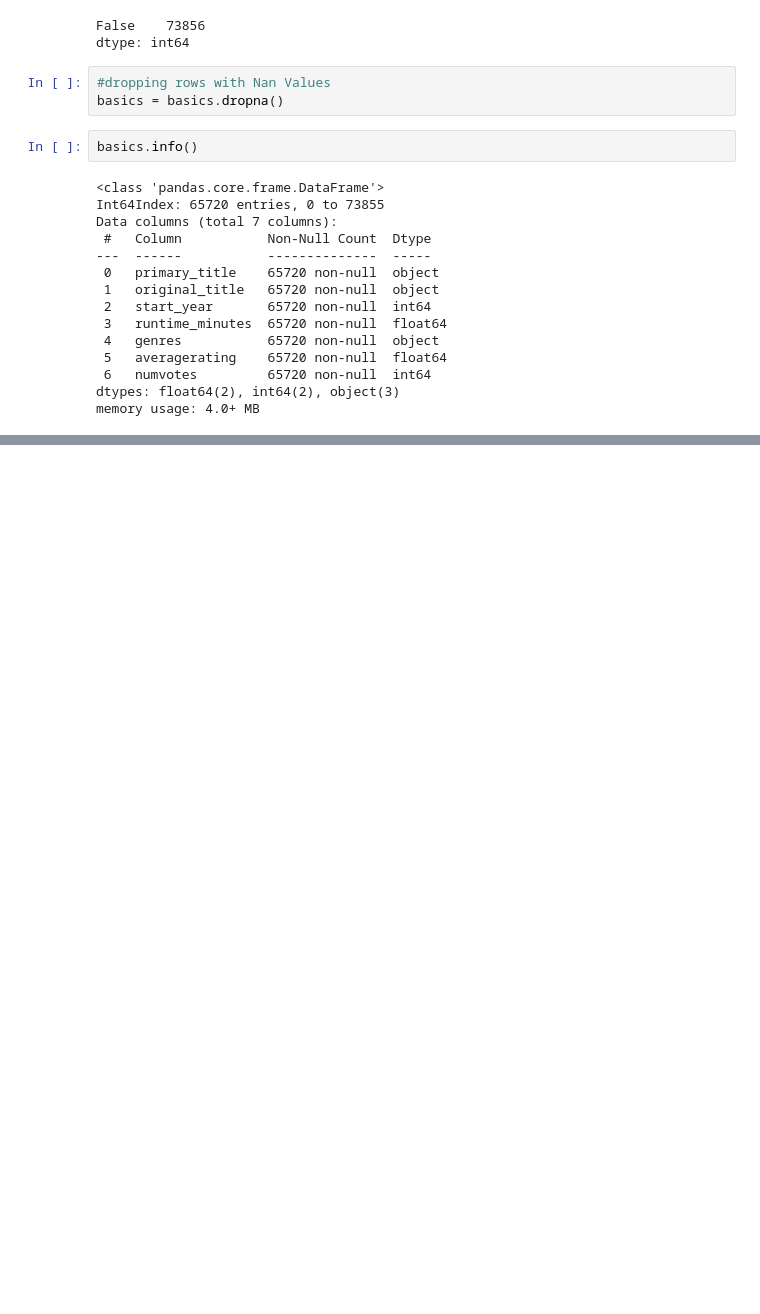
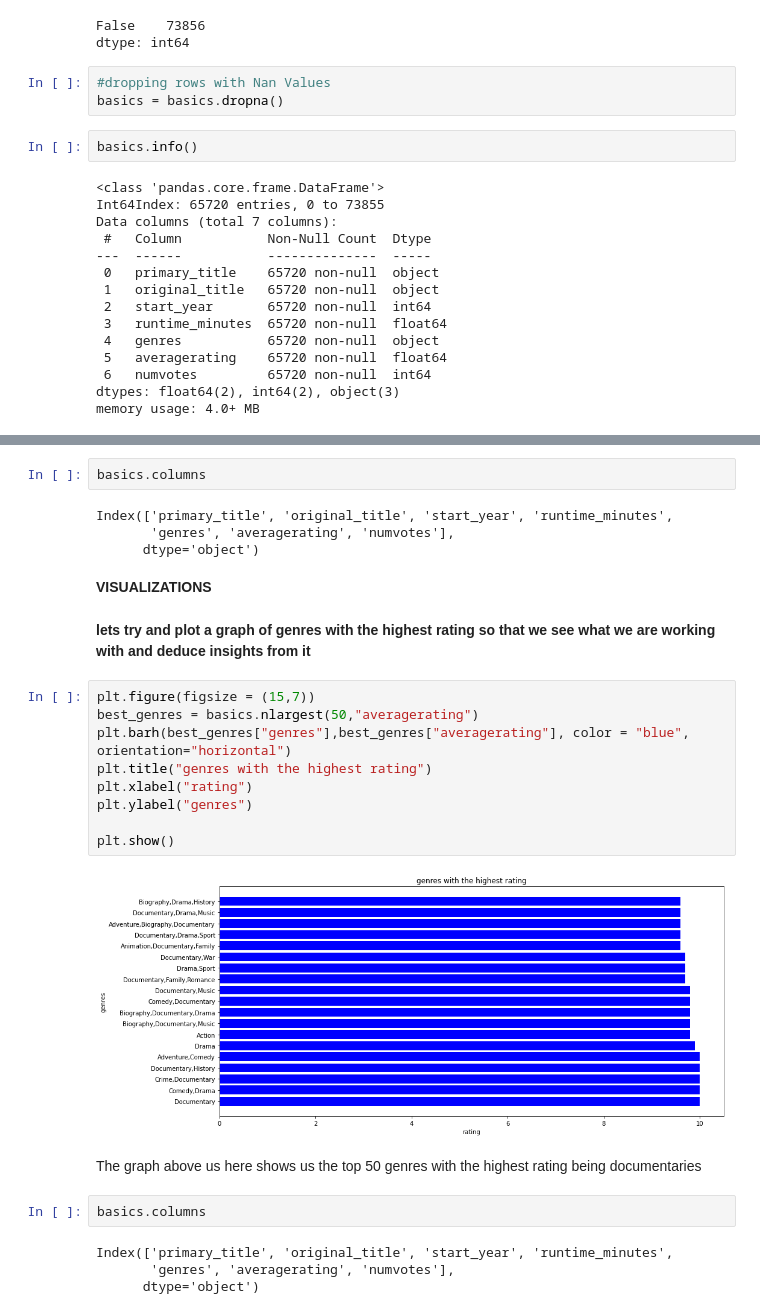
Before and after one commit to Graham-49/Phase2-project, a Jupyter notebook: notebooks/beauttah.ipynb, the cells around one changed output, grey strips where cells are left out. Drawn from its saved outputs; the diff is of its cells as text; blank space fills up the shorter version.

Commit message:
added visualizations on db analysis and the index.ipynb file

```diff
--- a/notebooks/beauttah.ipynb
+++ b/notebooks/beauttah.ipynb
@@ -177,3 +179,32 @@ basics.head()
 | 2 | The Other Side of the Wind | The Other Side of the Wind | 2018 | 122.0 | Drama | 6.9 | 4517 |
 | 4 | The Wandering Soap Opera | La Telenovela Errante | 2017 | 80.0 | Comedy,Drama,Fantasy | 6.5 | 119 |
 | 6 | Joe Finds Grace | Joe Finds Grace | 2017 | 83.0 | Adventure,Animation,Comedy | 8.1 | 263 |
+# %%
+basics.columns
+# %% [output]
+Index(['primary_title', 'original_title', 'start_year', 'runtime_minutes',
+       'genres', 'averagerating', 'numvotes'],
+      dtype='object')
+# %% [markdown]
+**VISUALIZATIONS**
+# %% [markdown]
+**lets try and plot a graph of genres with the highest rating so that we see what we are working with and deduce insights from it**
+# %%
+plt.figure(figsize = (15,7))
+best_genres = basics.nlargest(50,"averagerating")
+plt.barh(best_genres["genres"],best_genres["averagerating"], color = "blue", orientation="horizontal")
+plt.title("genres with the highest rating")
+plt.xlabel("rating")
+plt.ylabel("genres")
+
+plt.show()
+# %% [output]
+[figure, added]
+# %% [markdown]
+The graph above us here shows us the top 50 genres with the highest rating being documentaries
+# %%
+basics.columns
+# %% [output]
+Index(['primary_title', 'original_title', 'start_year', 'runtime_minutes',
+       'genres', 'averagerating', 'numvotes'],
+      dtype='object')
```
Also changed, not shown: parts of 1 cell of this notebook, 1 other file.
